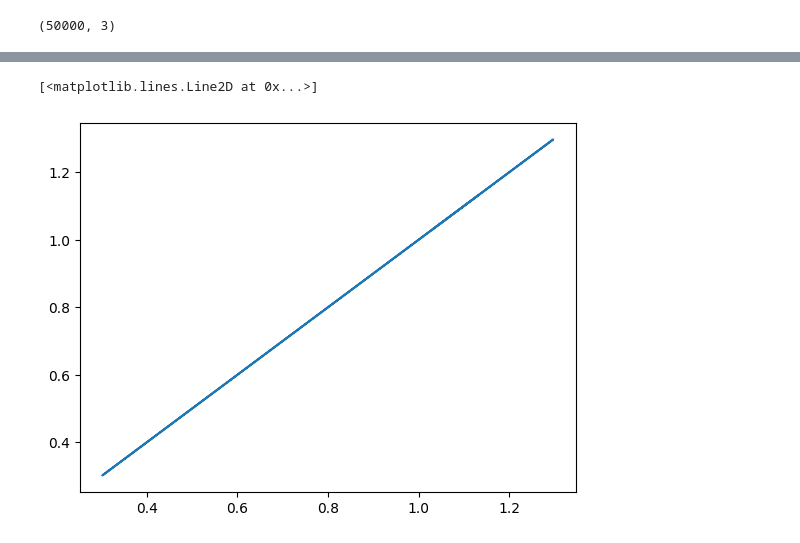
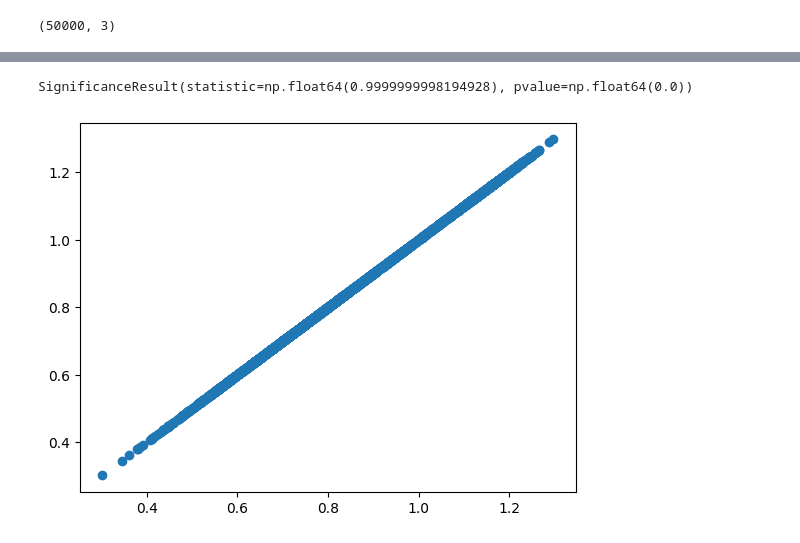
Before and after one commit to ismael-mendoza/multicam-tng-mah, a Jupyter notebook: notebooks/current/2026-03-03-multicam-clustering-a12-only.ipynb, the cells around one changed output, grey strips where cells are left out. Cells and saved outputs as stored; diff of their text form; code cells hidden in the pictures.

Commit message:
exact same result with multicam again

```diff
--- a/notebooks/current/2026-03-03-multicam-clustering-a12-only.ipynb
+++ b/notebooks/current/2026-03-03-multicam-clustering-a12-only.ipynb
@@ -89,0 +37,6 @@ len(hydro_mstar_cut), len(hydro_mstar_pred)
+# %%
+# want to apply mpeak cut first to avoid applying SHAM on low resolution objects
+log_mpeak = np.log10(hydro_raw["mpeak"])
+mpeak_cut_mask = log_mpeak > 11
+hydro_high = hydro_raw[mpeak_cut_mask]
+len(hydro_high)
@@ -89,0 +50,7 @@ len(hydro_mstar_cut), len(hydro_mstar_pred)
+# %%
+# apply SHAM
+x = np.log10(hydro_high["mpeak"].data)
+y = np.log10(hydro_high["stellar_mass"].data)
+
+# SHAM mean relation (NO scatter), also defines SHMR
+logmstar_sham_high = qt(x, y)
@@ -90,8 +75,6 @@ len(hydro_mstar_cut), len(hydro_mstar_pred)
 # %%
 # CAM prediction for color
-# possibly resample
-# _color = np.random.choice(hydro_mstar_cut['color'].data, size=len(hydro_mstar_cut), replace=True)
-_color = hydro_mstar_cut["color"]
-color_cam_pred = qt(hydro_mstar_pred["z12"].data, _color)
+_color = hydro_mstar_cut["color"]  # NOTE: need to use TRUTH here.
+color_cam_pred = qt(hydro_sham["z12"].data, _color)
 color_cam_pred.shape
 # %% [output]
@@ -191,0 +158,20 @@ multicam_color_pred.shape
+# %%
+# MultiCAM needs to be trained on the full dataset
+# hydro_sham and hydro_mstar_cut are NOT MATCHED, which means that we cannot do linear regression
+# with these arrays!
+from multicam_tng.multicam2 import multicam_new_prediction
+
+# can only train multicam on mpeak mass bin
+_x = np.log10(hydro_raw["mpeak"])
+mask = (_x > 11) & (_x < 12)
+hydro_mpeak = hydro_raw[mask]
+
+x_train = hydro_mpeak["a12"].reshape(-1, 1)
+y_train = hydro_mpeak["color"].reshape(-1, 1)
+y_true = hydro_mstar_cut["color"].reshape(-1, 1)
+x_test = hydro_sham["a12"].reshape(-1, 1)
+
+multicam_color_pred = multicam_new_prediction(
+    x_test, x_train=x_train, y_train=y_train, y_true=y_true
+)[:, 0]
+multicam_color_pred.shape
@@ -195,8 +203,10 @@ multicam_blue_pred = hydro_mstar_pred[multicam_color_pred <= COLOR_CUT]
 # %%
-plt.plot(multicam_color_pred, color_cam_pred)
+# exactly the same as CAM
+plt.plot(multicam_color_pred, color_cam_pred, "o")
+spearmanr(color_cam_pred, multicam_color_pred)
 # %% [output]
-[<matplotlib.lines.Line2D at 0x...>]
+SignificanceResult(statistic=np.float64(0.9999999998194928), pvalue=np.float64(0.0))
-[figure, old version]
+[figure, new version]
 # %%
 xyz_red = return_xyz_formatted_array(
     multicam_red_pred["x"].data,
```
Also changed, not shown: parts of 30 cells of this notebook.
